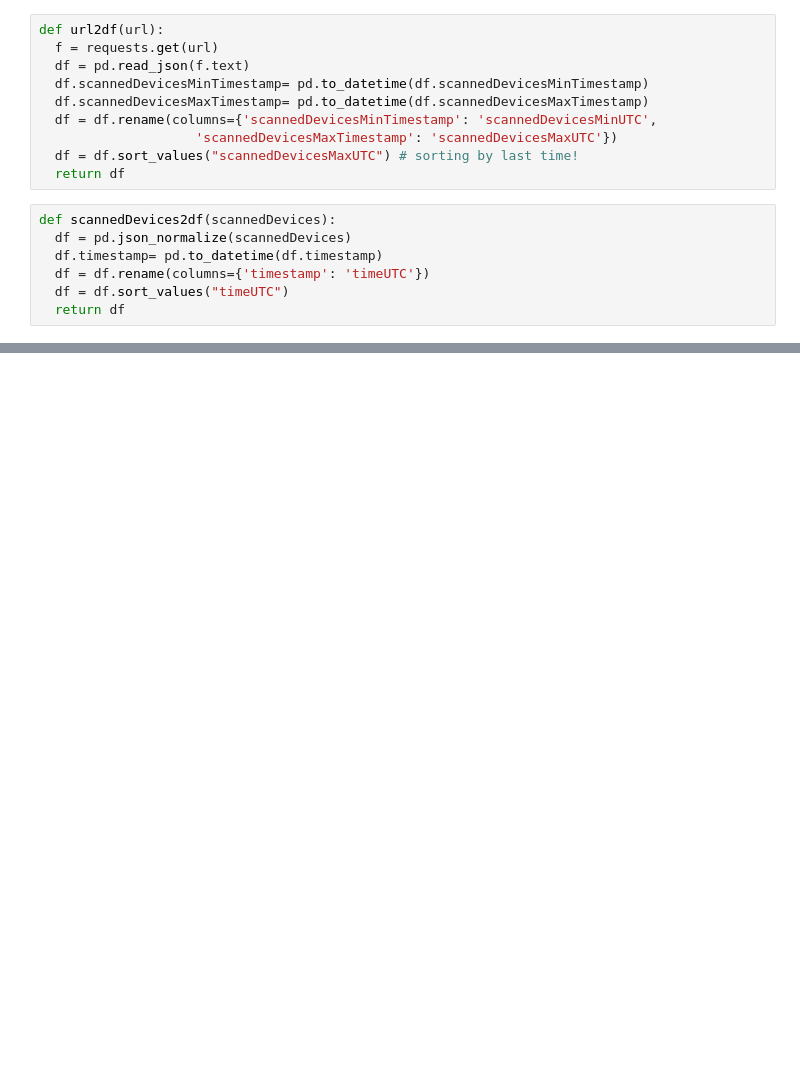
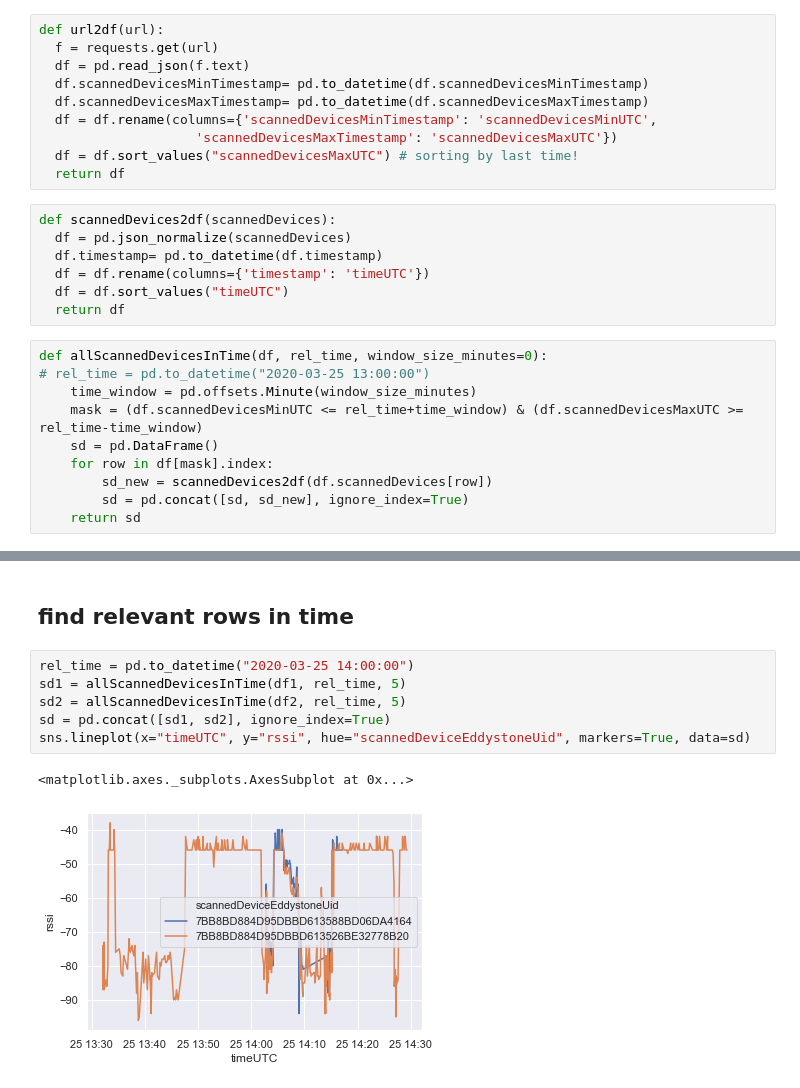
Before and after one commit to CylocTeam/BluetoothGeoClustering, a Jupyter notebook: bluetooth_read_data.ipynb, the cells around one changed output, grey strips where cells are left out. Saved outputs shown, nothing was run; the diff lists cells and outputs as text; blank space fills up the shorter version.

Commit message:
find relevant rows in time

```diff
--- a/bluetooth_read_data.ipynb
+++ b/bluetooth_read_data.ipynb
@@ -20,3 +22,13 @@ def scannedDevices2df(scannedDevices):
   df = df.rename(columns={'timestamp': 'timeUTC'})
   df = df.sort_values("timeUTC")
   return df
+# %%
+def allScannedDevicesInTime(df, rel_time, window_size_minutes=0):
+# rel_time = pd.to_datetime("2020-03-25 13:00:00")
+    time_window = pd.offsets.Minute(window_size_minutes)
+    mask = (df.scannedDevicesMinUTC <= rel_time+time_window) & (df.scannedDevicesMaxUTC >= rel_time-time_window)
+    sd = pd.DataFrame()
+    for row in df[mask].index:
+        sd_new = scannedDevices2df(df.scannedDevices[row])
+        sd = pd.concat([sd, sd_new], ignore_index=True)
+    return sd
@@ -75,0 +63,11 @@ sd.tail()
+# %% [markdown]
+## find relevant rows in time
+# %%
+rel_time = pd.to_datetime("2020-03-25 14:00:00")
+sd1 = allScannedDevicesInTime(df1, rel_time, 5)
+sd2 = allScannedDevicesInTime(df2, rel_time, 5)
+sd = pd.concat([sd1, sd2], ignore_index=True)
+sns.lineplot(x="timeUTC", y="rssi", hue="scannedDeviceEddystoneUid", markers=True, data=sd)
+# %% [output]
+<matplotlib.axes._subplots.AxesSubplot at 0x...>
+[figure, added]
```
Also changed, not shown: parts of 8 cells of this notebook.
